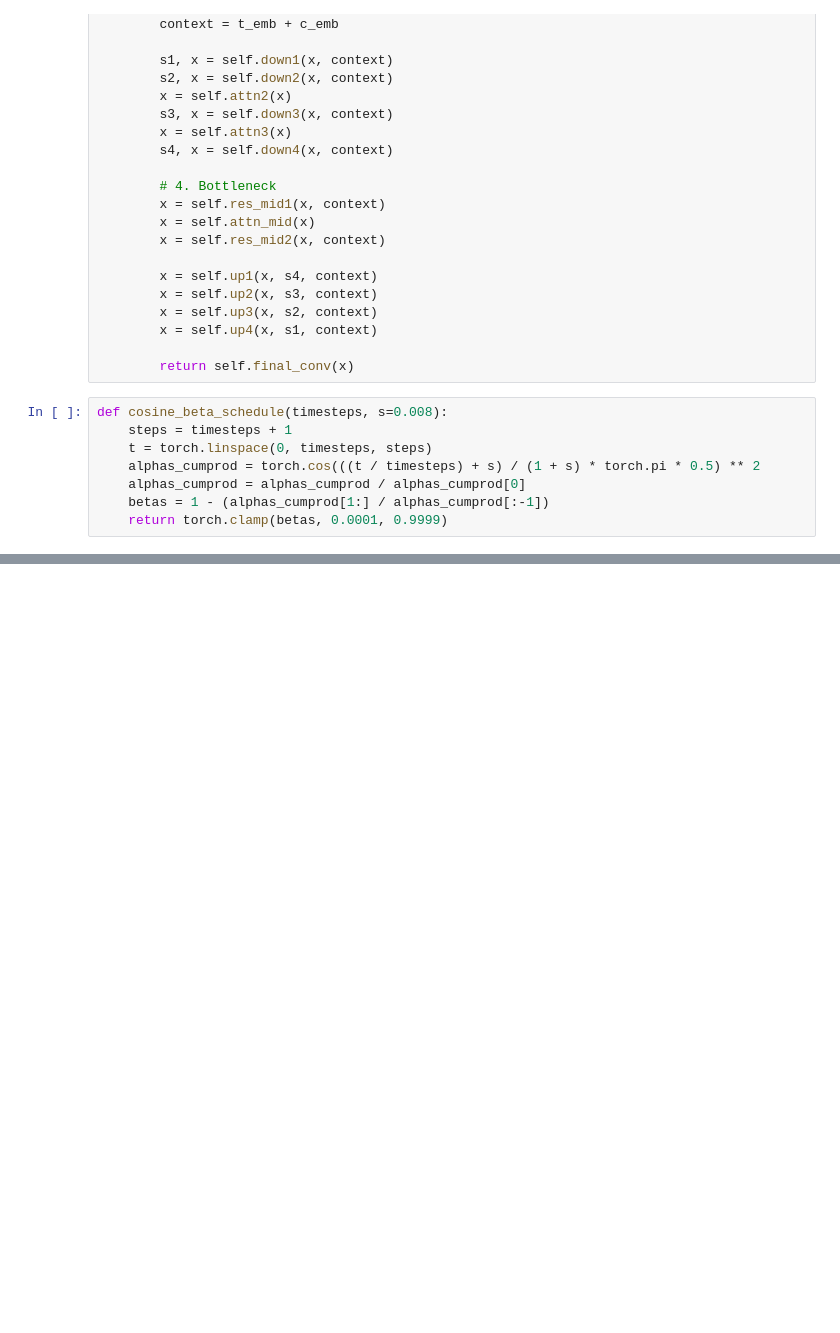
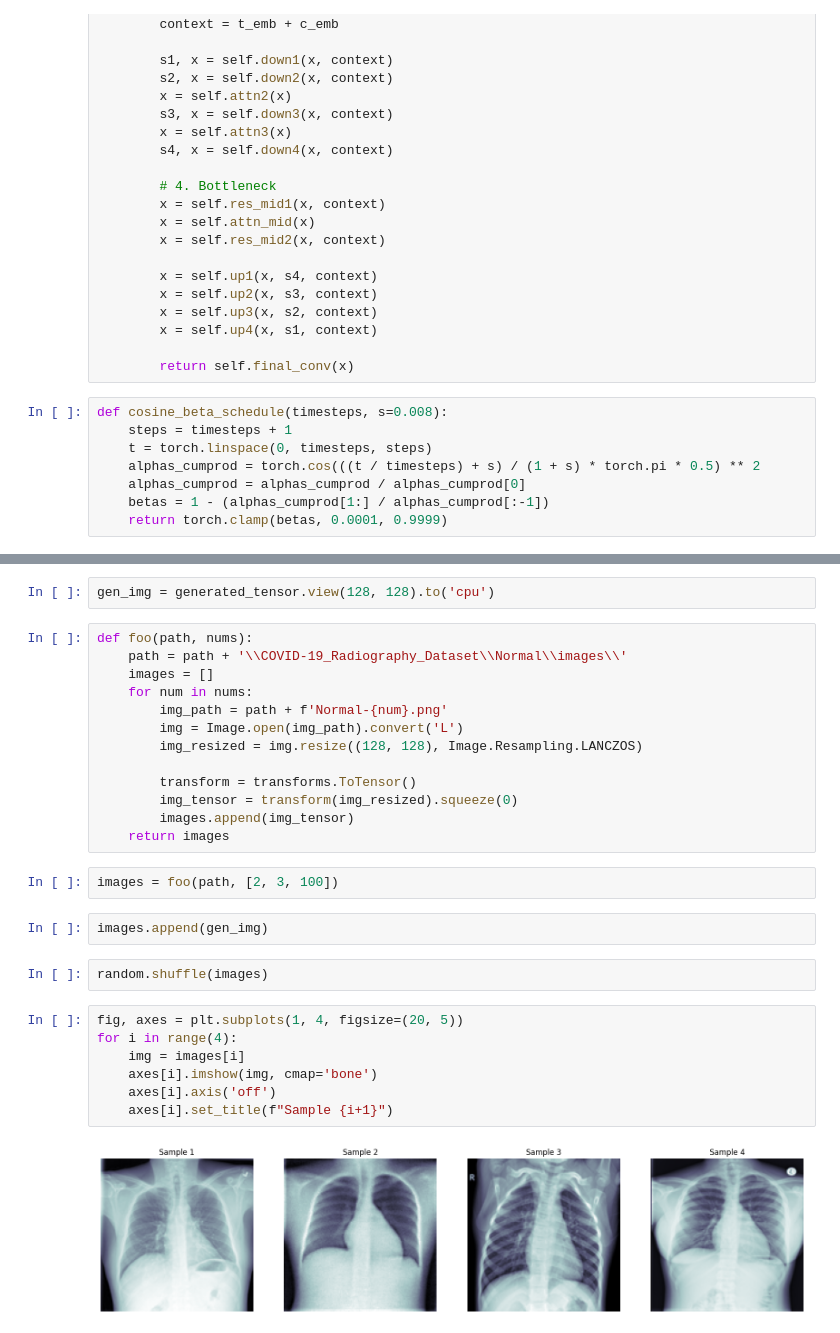
Before and after one commit to panikkuo/undergraduate-thesis, a Jupyter notebook: conditional_xray_gen/xray_analysis.ipynb, the cells around one changed output, grey strips where cells are left out. Saved outputs shown, nothing was run; the diff lists cells and outputs as text; blank space fills up the shorter version.

```diff
--- a/conditional_xray_gen/xray_analysis.ipynb
+++ b/conditional_xray_gen/xray_analysis.ipynb
@@ -311,0 +396,30 @@ def cosine_beta_schedule(timesteps, s=0.008):
+# %%
+gen_img = generated_tensor.view(128, 128).to('cpu')
+# %%
+def foo(path, nums):
+    path = path + '\\COVID-19_Radiography_Dataset\\Normal\\images\\'
+    images = []
+    for num in nums:
+        img_path = path + f'Normal-{num}.png'
+        img = Image.open(img_path).convert('L')
+        img_resized = img.resize((128, 128), Image.Resampling.LANCZOS)
+
+        transform = transforms.ToTensor()
+        img_tensor = transform(img_resized).squeeze(0)
+        images.append(img_tensor)
+    return images
+# %%
+images = foo(path, [2, 3, 100])
+# %%
+images.append(gen_img)
+# %%
+random.shuffle(images)
+# %%
+fig, axes = plt.subplots(1, 4, figsize=(20, 5))
+for i in range(4):
+    img = images[i]
+    axes[i].imshow(img, cmap='bone')
+    axes[i].axis('off')
+    axes[i].set_title(f"Sample {i+1}")
+# %% [output]
+[figure, added]
```
Also changed, not shown: parts of 10 cells of this notebook, 2 other files.
